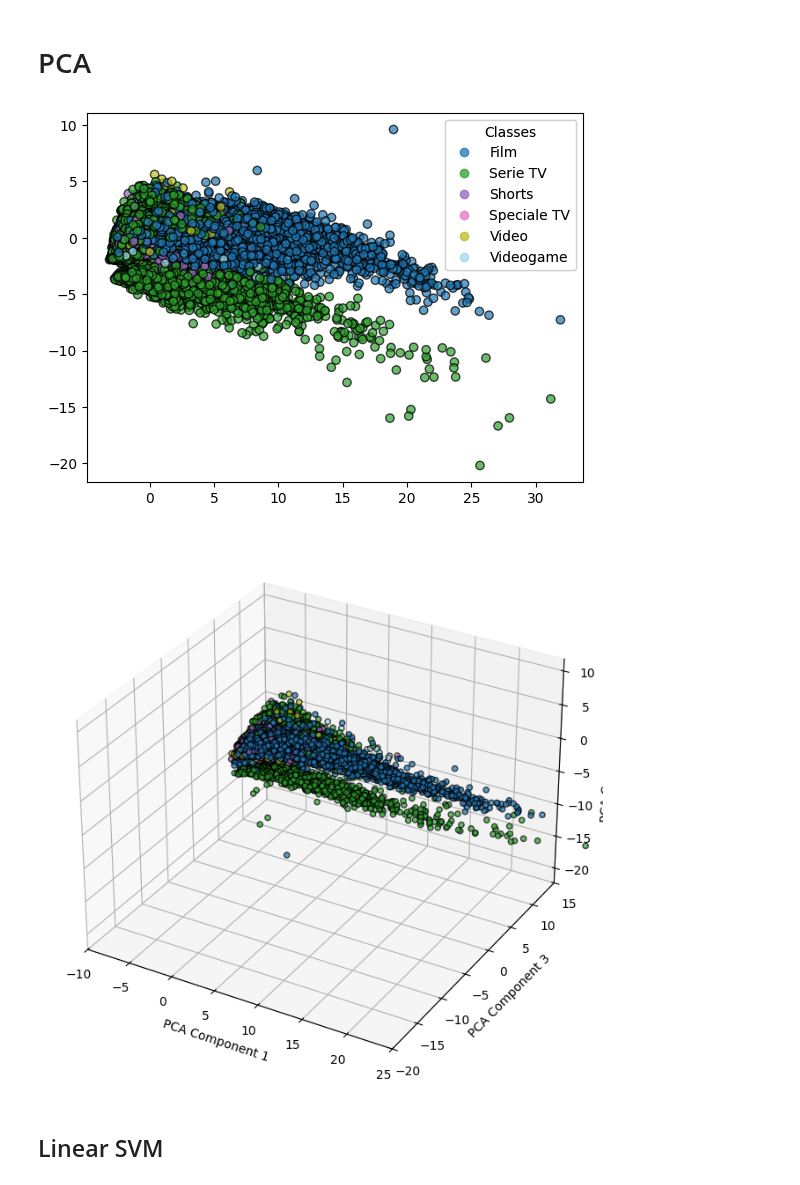
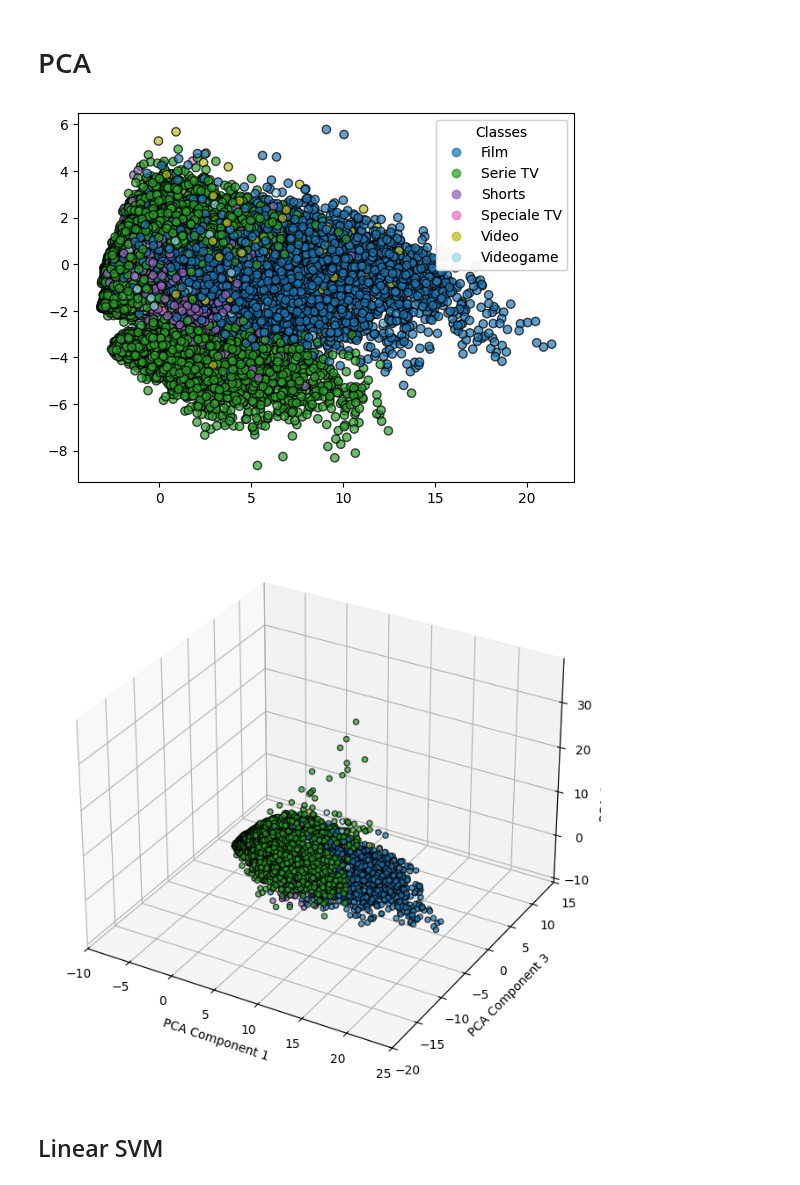
Before and after one commit to luigiascio/Data-Mining-2, a Jupyter notebook: SVM_title_type.ipynb, the cells around one changed output. Drawn from its saved outputs; the diff is of its cells as text; code cells hidden in the pictures.

```diff
--- a/SVM_title_type.ipynb
+++ b/SVM_title_type.ipynb
@@ -16,7 +16,7 @@ import copy as copy
 
 import time
 # %%
-df = pd.read_csv('imbd_log.csv')
+df = pd.read_csv('imbd_cleaned.csv')
 
 # Mappa di raggruppamento
 category_mapping = {
@@ -85,7 +85,7 @@ plt.gca().add_artist(legend1)
 # Mostra il grafico
 plt.show()
 # %% [output]
-[figure, old version]
+[figure, new version]
 # %%
 from sklearn.preprocessing import LabelEncoder
 from sklearn.decomposition import PCA
@@ -94,35 +94,35 @@ from mpl_toolkits.mplot3d import Axes3D
 
 # Assicurati che y_train sia definito
 # y_train = <tuo array di etichette di training>
 
 # Utilizza LabelEncoder per convertire le categorie in numeri
 label_encoder = LabelEncoder()
 y_train_numeric = label_encoder.fit_transform(y_train)
 
 # Esegui PCA per ridurre a 3 componenti principali
 pca = PCA(n_components=3)
 X_pca = pca.fit_transform(X_train)
 
 # Crea una figura 3D
 fig = plt.figure(figsize=(12, 8))
 ax = fig.add_subplot(111, projection='3d')
 
 # Visualizza i dati in 3D
-scatter = ax.scatter(X_pca[:, 0], X_pca[:, 2], X_pca[:, 1], c=y_train_numeric, cmap=plt.cm.tab20, edgecolor='k', alpha=0.7)
+scatter = ax.scatter(X_pca[:, 0], X_pca[:, 1], X_pca[:, 2], c=y_train_numeric, cmap=plt.cm.tab20, edgecolor='k', alpha=0.7)
 
 # Aggiungi etichette agli assi
 ax.set_xlabel('PCA Component 1')
 ax.set_ylabel('PCA Component 3')
 ax.set_zlabel('PCA Component 2')
 
 # Imposta i limiti sugli assi
 ax.set_xlim([-10, 25])
 ax.set_ylim([-20, 15])
 
 # Mostra la figura
 plt.show()
 # %% [output]
-[figure, old version]
+[figure, new version]
 # %% [markdown]
 ## Linear SVM
 # %%
```
Also changed, not shown: 2 other files.
